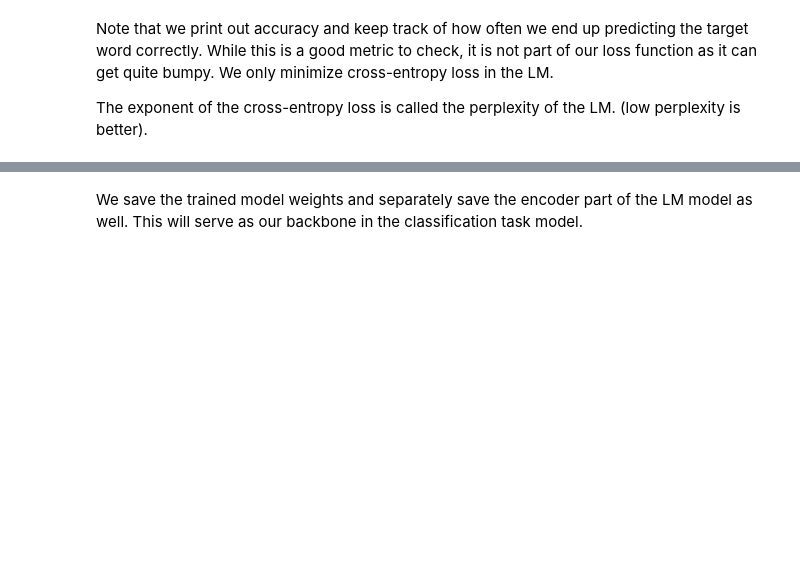
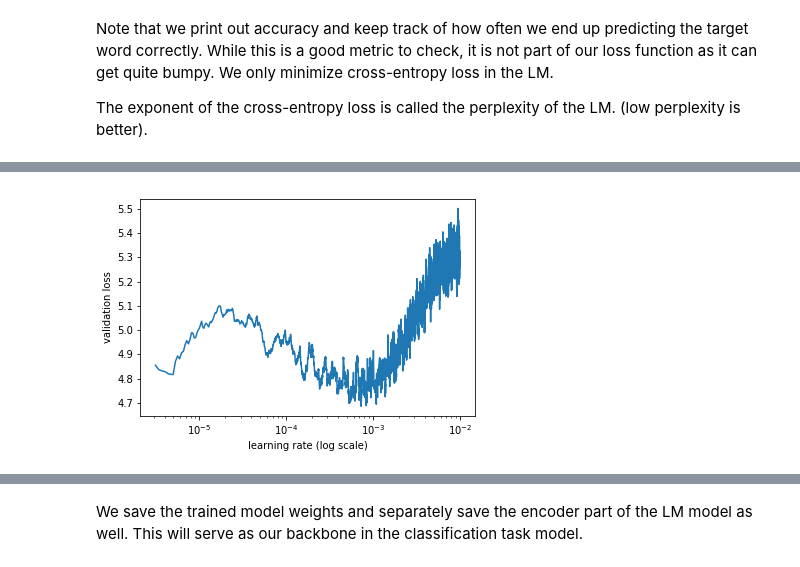
Before and after one commit to rgilman33/imdb_sync, a Jupyter notebook: imdb_D.ipynb, the cells around one changed output, grey strips where cells are left out. Cells and saved outputs as stored; diff of their text form; code cells hidden in the pictures; blank space fills up the shorter version.

```diff
--- a/imdb_D.ipynb
+++ b/imdb_D.ipynb
@@ -289,8 +344,8 @@ bptt (*also known traditionally in NLP LM as ngrams*) in fastai LMs is approxima
 Since we are predicting words using ngrams, we want our next batch to line up with the end-points of the previous mini-batch's items. batch-size is constant and but the fastai library expands and contracts bptt each mini-batch using a clever stochastic implementation of a batch. (original credits attributed to [Smerity](https://twitter.com/jeremyphoward/status/980227258395770882))
 # %%
 wd=1e-7
-bptt=70
-bs=10 #25 #52
+bptt= 70
+bs= 20 #25 #52
 opt_fn = partial(optim.Adam, betas=(0.8, 0.99))
 # %% [markdown]
 The goal of the LM is to learn to predict a word/token given a preceeding set of words(tokens). We take all the movie reviews in both the 90k training set and 10k validation set and concatenate them to form long strings of tokens. In fastai, we use the `LanguageModelLoader` to create a data loader which makes it easy to create and use bptt sized mini batches. The  `LanguageModelLoader` takes a concatenated string of tokens and returns a loader.
@@ -325,7 +380,7 @@ md = LanguageModelData(PATH, 1, vs, trn_dl, val_dl, bs=bs, bptt=bptt)
 # %% [markdown]
 We setup the dropouts for the model - these values have been chosen after experimentation. If you need to update them for custom LMs, you can change the weighting factor (0.7 here) based on the amount of data you have. For more data, you can reduce dropout factor and for small datasets, you can reduce overfitting by choosing a higher dropout factor. *No other dropout value requires tuning*
 # %%
-drops = np.array([0.25, 0.1, 0.2, 0.02, 0.15])*0.7
+drops = np.array([0.25, 0.1, 0.2, 0.02, 0.15])*0.8 # changing to .8 from .7 bc data is smaller
 # %% [markdown]
 We first tune the last embedding layer so that the missing tokens initialized with mean weights get tuned properly. So we freeze everything except the last layer.
 
@@ -346,7 +402,7 @@ lrs = lr
 # %%
 # Train for one epoch, just the embedding layer
 
-learner.fit(lrs/2, 1, wds=wd, use_clr=(32,2), cycle_len=1)
+learner.fit(lrs/2, 1, wds=wd, cycle_len=2) # did
 # %% [output]
 [interactive output not drawn]
 epoch      trn_loss   val_loss   accuracy
@@ -363,2 +433,4 @@ learner.unfreeze()
 # %%
-#learner.sched.plot()
+learner.sched.plot()
+# %% [output]
+[figure, added]
```
Also changed, not shown: parts of 83 cells of this notebook.
